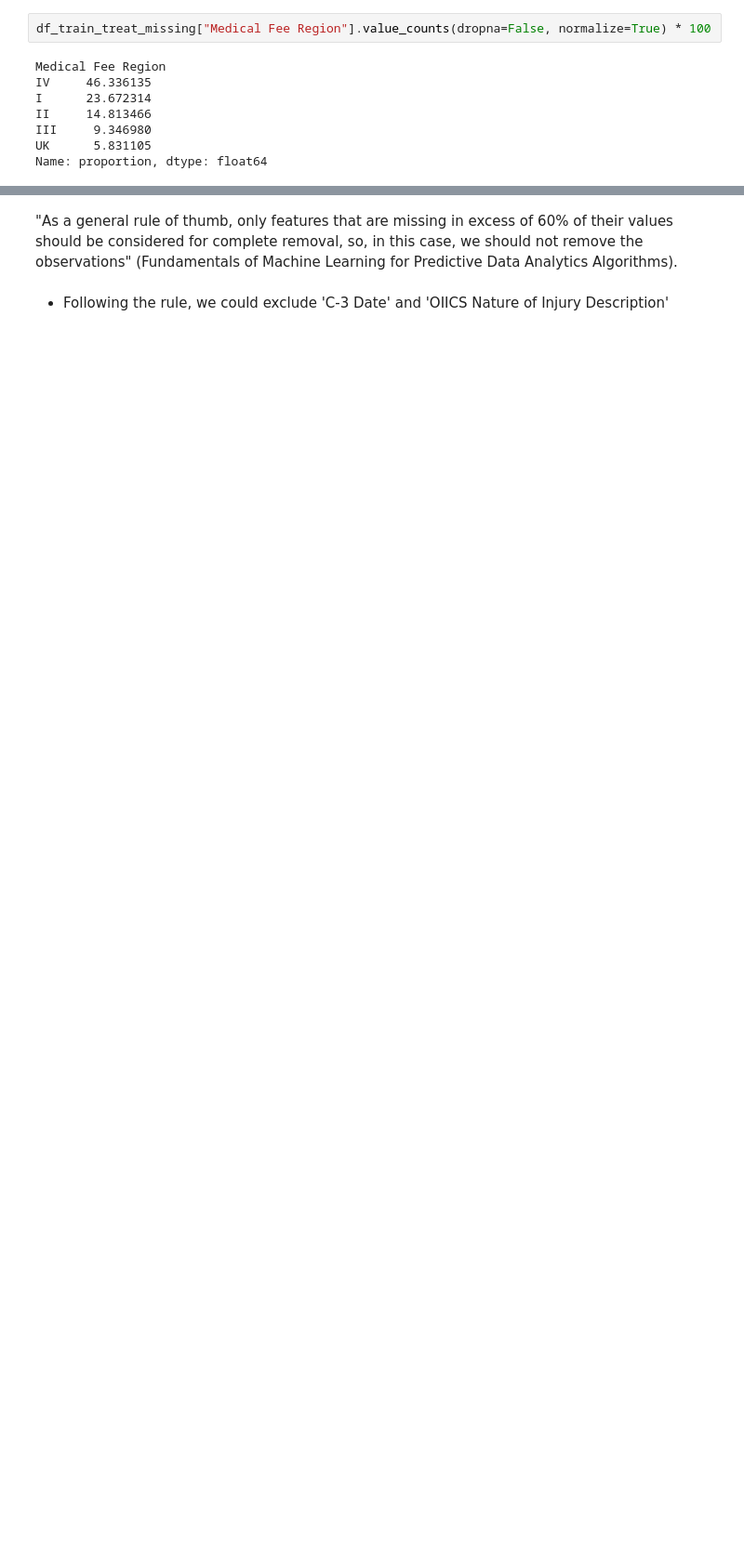
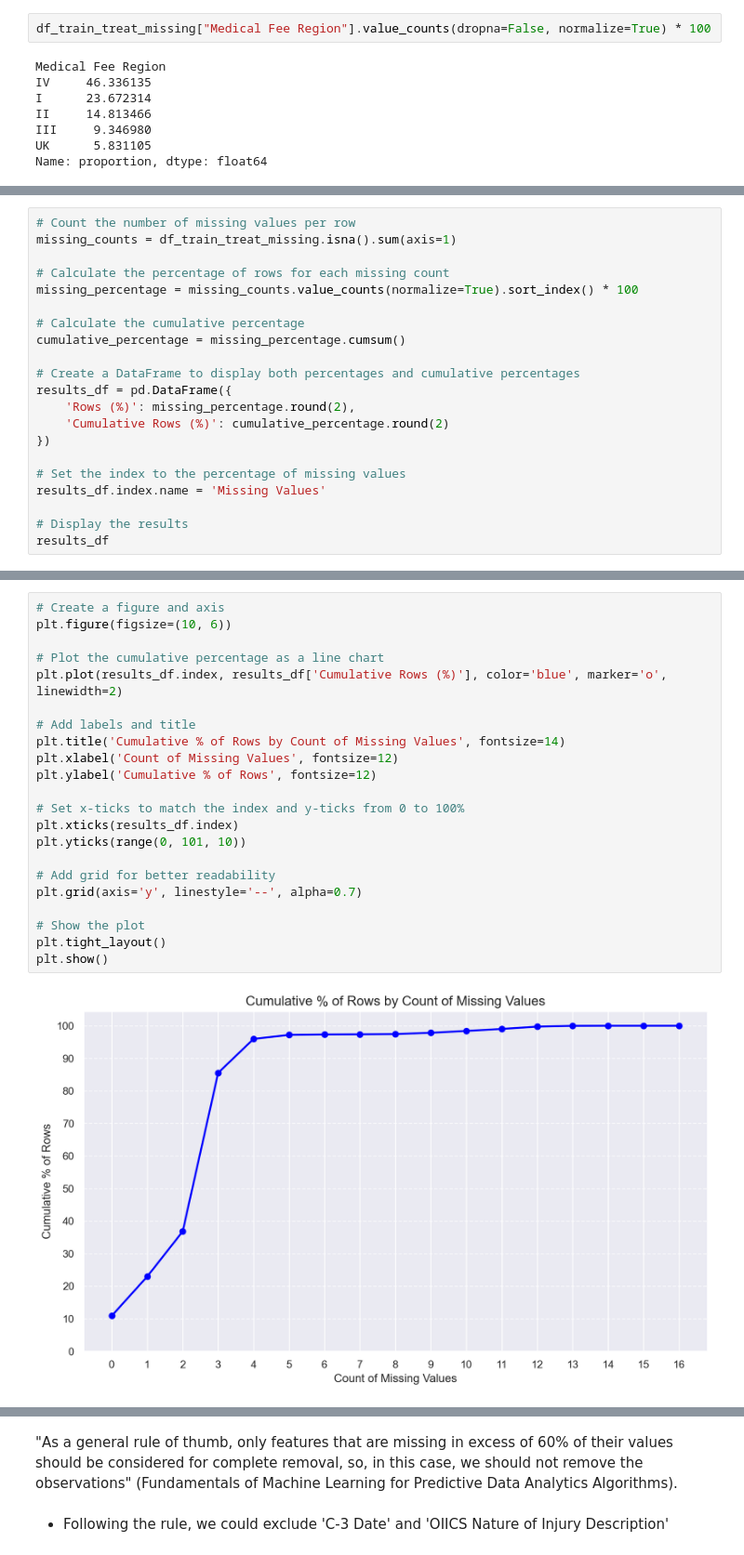
Before and after one commit to mgalao/machine-learning-project, a Jupyter notebook: project/Homework_Group38.ipynb, the cells around one changed output, grey strips where cells are left out. Shown: that part at 93% size. Cells and saved outputs as stored; diff of their text form; blank space fills up the shorter version.

Commit message:
improved missing values

```diff
--- a/project/Homework_Group38.ipynb
+++ b/project/Homework_Group38.ipynb
@@ -740,0 +755,21 @@ dtype: int64
+# %%
+# Count the number of missing values per row
+missing_counts = df_train_treat_missing.isna().sum(axis=1)
+
+# Calculate the percentage of rows for each missing count
+missing_percentage = missing_counts.value_counts(normalize=True).sort_index() * 100
+
+# Calculate the cumulative percentage
+cumulative_percentage = missing_percentage.cumsum()
+
+# Create a DataFrame to display both percentages and cumulative percentages
+results_df = pd.DataFrame({
+    'Rows (%)': missing_percentage.round(2),
+    'Cumulative Rows (%)': cumulative_percentage.round(2)
+})
+
+# Set the index to the percentage of missing values
+results_df.index.name = 'Missing Values'
+
+# Display the results
+results_df
@@ -740,0 +796,24 @@ dtype: int64
+# %%
+# Create a figure and axis
+plt.figure(figsize=(10, 6))
+
+# Plot the cumulative percentage as a line chart
+plt.plot(results_df.index, results_df['Cumulative Rows (%)'], color='blue', marker='o', linewidth=2)
+
+# Add labels and title
+plt.title('Cumulative % of Rows by Count of Missing Values', fontsize=14)
+plt.xlabel('Count of Missing Values', fontsize=12)
+plt.ylabel('Cumulative % of Rows', fontsize=12)
+
+# Set x-ticks to match the index and y-ticks from 0 to 100%
+plt.xticks(results_df.index)
+plt.yticks(range(0, 101, 10))
+
+# Add grid for better readability
+plt.grid(axis='y', linestyle='--', alpha=0.7)
+
+# Show the plot
+plt.tight_layout()
+plt.show()
+# %% [output]
+[figure, added]
```
Also changed, not shown: parts of 42 cells of this notebook.
